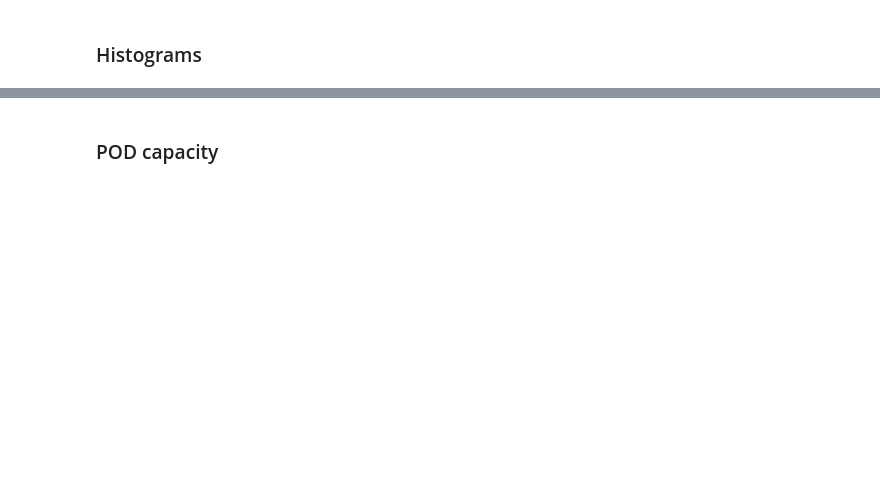
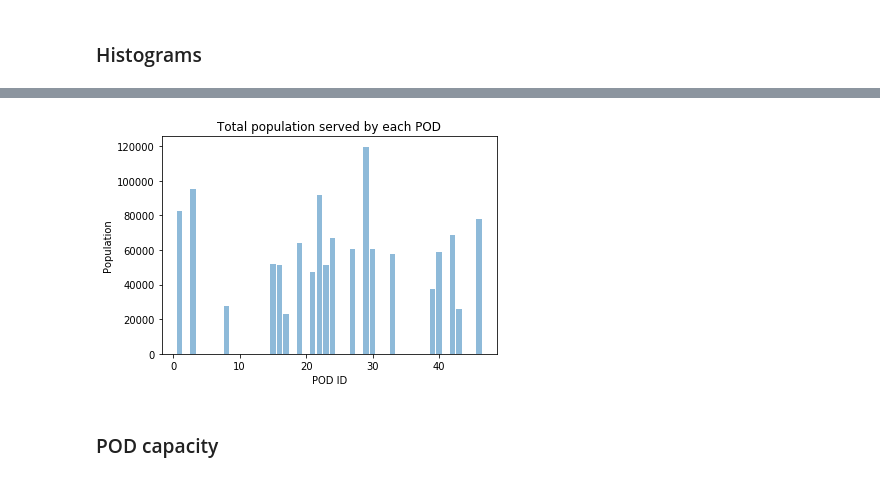
Before and after one commit to espeigle36/points-of-dispense, a Jupyter notebook: Analysis.ipynb, the cells around one changed output, grey strips where cells are left out. Saved outputs shown, nothing was run; the diff lists cells and outputs as text; code cells hidden in the pictures; blank space fills up the shorter version.

```diff
--- a/Analysis.ipynb
+++ b/Analysis.ipynb
@@ -76,0 +115,24 @@ plt.show()
+# %%
+# set number of pods to open (10-47)
+num_pods_open = 20
+
+
+# get id of pods in solution
+pods = []
+for i in pods_total[num_pods_open]:
+    pods.append(i[1])
+
+pod_ids = set(pods) # could use to match up to  list of names, locations of selected pods
+
+
+pods = pd.DataFrame(pods_total[num_pods_open])
+pods.columns = ["bg","pod"]
+
+#Merge population and pod data frames
+pods = pd.merge(population,
+                pods,
+                left_on = 'bg_id',
+                right_on = 'bg',
+                how = 'left')
+
+pods.head()
@@ -77,3 +146,14 @@ plt.show()
+# %%
+pods = pods.groupby("pod").population.sum().reset_index()
+
+plt.bar(pods['pod'], pods['population'],align='center', alpha=0.5)
+plt.ylabel('Population')
+plt.xlabel('POD ID')
+plt.title('Total population served by each POD')
+
+plt.show()
+# %% [output]
+[figure, added]
 # %% [markdown]
 ### POD capacity
 # %%
```
Also changed, not shown: parts of 11 cells of this notebook.
